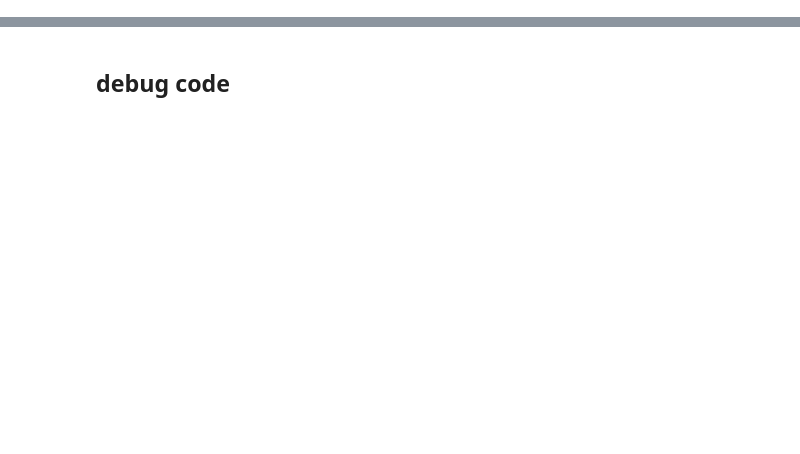
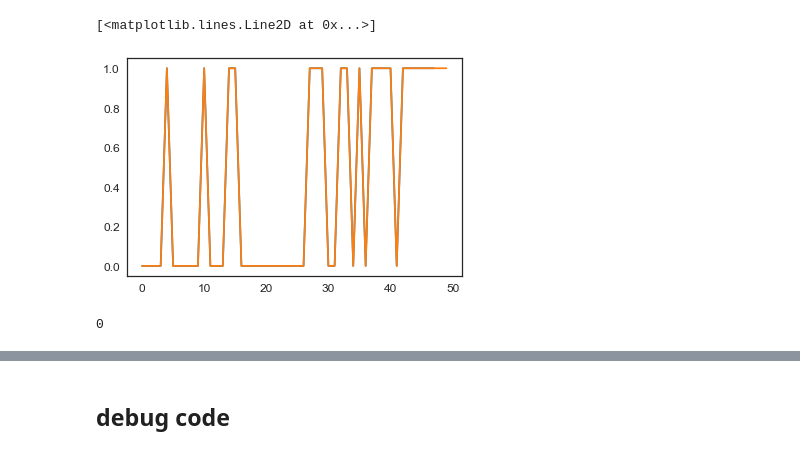
Before and after one commit to rachelstephlee/qlearning, a Jupyter notebook: BehavioralFit2.ipynb, the cells around one changed output, grey strips where cells are left out. Saved outputs shown, nothing was run; the diff lists cells and outputs as text; code cells hidden in the pictures; blank space fills up the shorter version.

```diff
--- a/BehavioralFit2.ipynb
+++ b/BehavioralFit2.ipynb
@@ -90,5 +94,7 @@ for mouse_id in np.unique(data['MouseID']):
         else:
             reward = 0
 
-        data_t.append([ mouse_id - 1, t_i, action, reward, t, trial_end]) #  lever_press])
+        sess = np.unique(trial_df['Session'])[0]
+        recordloc = np.unique(trial_df['RecordLoc'])[0]
+        data_t.append([ mouse_id - 1, t_i, action, reward, t , sess, recordloc]) #  lever_press])
 # %%
@@ -176,3 +236,13 @@ summary = pd.DataFrame.from_csv("data/summary.csv")
+# %%
+plt.plot(r[0,2:50])
+plt.plot(extract['r'][0,:50])
+# %% [output]
+[<matplotlib.lines.Line2D at 0x...>]
+[figure, added]
+# %%
+np.sum(c[0, 2:] - extract['c'][0,:-2] )
+# %% [output]
+0
 # %%
 %%time
 # get the predictions:
```
Also changed, not shown: parts of 22 cells of this notebook, 2 other files.
